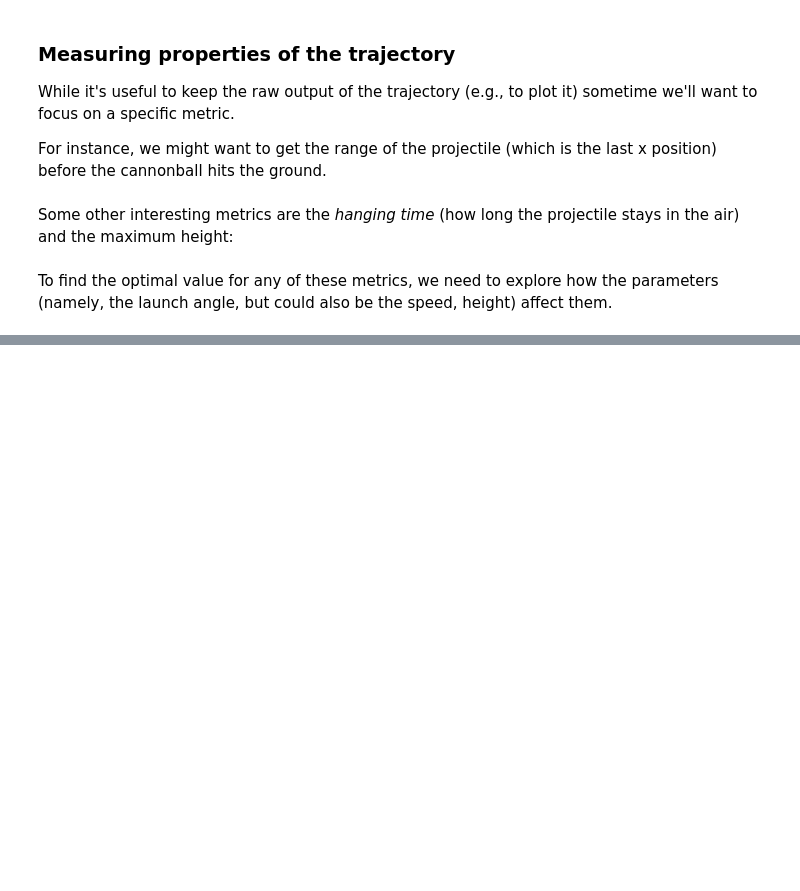
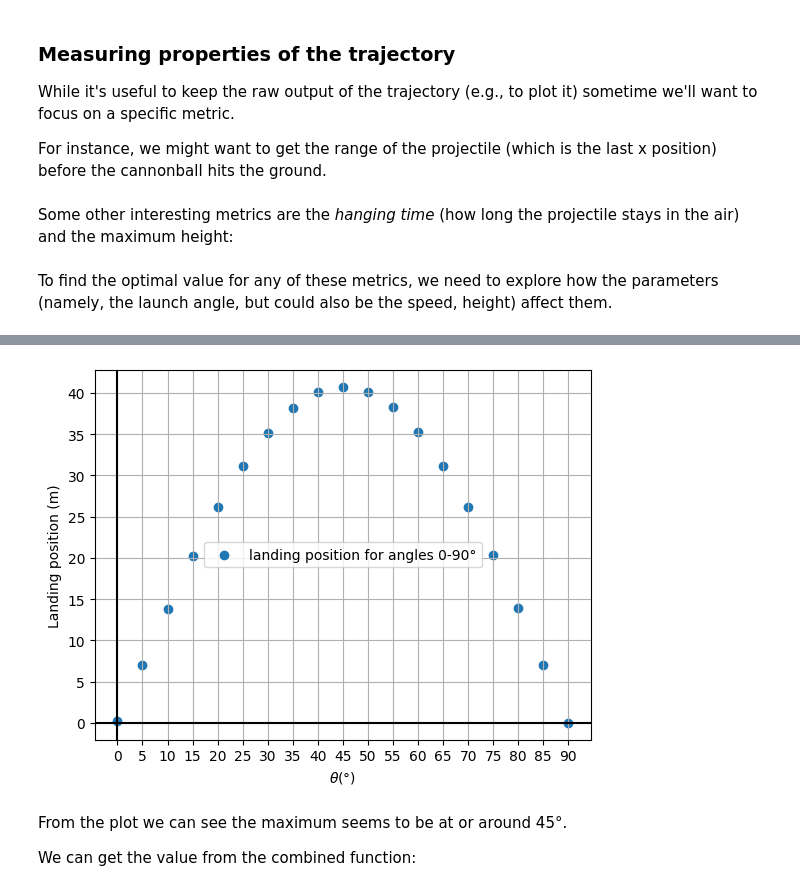
Before and after one commit to sergiofgonzalez/python-workbench, a Jupyter notebook: part_2-math/01_math-concepts/11_optimizing-physical-systems/11_optimizing-physical-systems.ipynb, the cells around one changed output, grey strips where cells are left out. Drawn from its saved outputs; the diff is of its cells as text; code cells hidden in the pictures; blank space fills up the shorter version.

Commit message:
Add some math wip

```diff
--- a/part_2-math/01_math-concepts/11_optimizing-physical-systems/11_optimizing-physical-systems.ipynb
+++ b/part_2-math/01_math-concepts/11_optimizing-physical-systems/11_optimizing-physical-systems.ipynb
@@ -165,0 +176,56 @@ To find the optimal value for any of these metrics, we need to explore how the p
+# %%
+import matplotlib.pyplot as plt
+from math import cos, sin, pi
+
+def trajectory(theta_deg, speed=20, height=0, dt=0.01, g=-9.81):
+    vx = speed * cos(pi * theta_deg / 180)
+    vz = speed * sin(pi * theta_deg / 180)
+    t, x, z = 0, 0, height
+    ts, xs, zs = [t], [x], [z]
+    while z >= 0:
+        t += dt
+        vz += g * dt
+        x += vx * dt
+        z += vz * dt
+        ts.append(t)
+        xs.append(x)
+        zs.append(z)
+
+    label = f"Trajectory for {theta_deg}°"
+    if speed != 20:
+        label += f" and speed {speed}"
+    if height != 0:
+        label += f" and height {height}"
+
+    return ts, xs, zs, label
+
+def landing_position(traj):
+    """
+    returns the last x position of a trajectory before
+    the projectile hits the ground
+    """
+    return traj[1][-1]
+
+angles = range(0, 95, 5)
+landing_positions = [landing_position(trajectory(angle)) for angle in angles]
+
+
+fig, ax = plt.subplots()
+ax.grid(True)
+ax.set_xticks(range(0, 95, 5))
+ax.set_xlabel(r"$ \theta (°)$")
+ax.set_ylabel("Landing position (m)")
+
+ax.axhline(y=0, color="k")
+ax.axvline(x=0, color="k")
+
+ax.scatter(angles, landing_positions, label="landing position for angles 0-90°")
+
+ax.legend()
+plt.show()
+# %% [output]
+[figure, added]
+# %% [markdown]
+From the plot we can see the maximum seems to be at or around 45°.
+
+We can get the value from the combined function:
```
Also changed, not shown: parts of 72 cells of this notebook, 13 other files.
